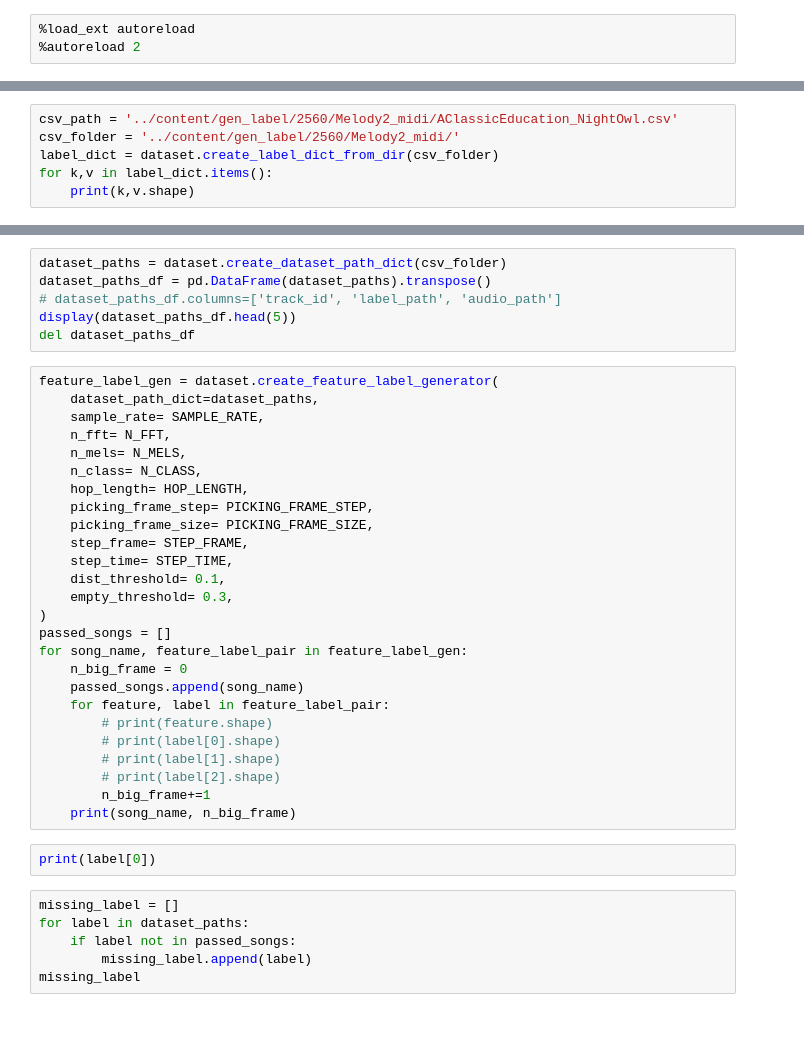
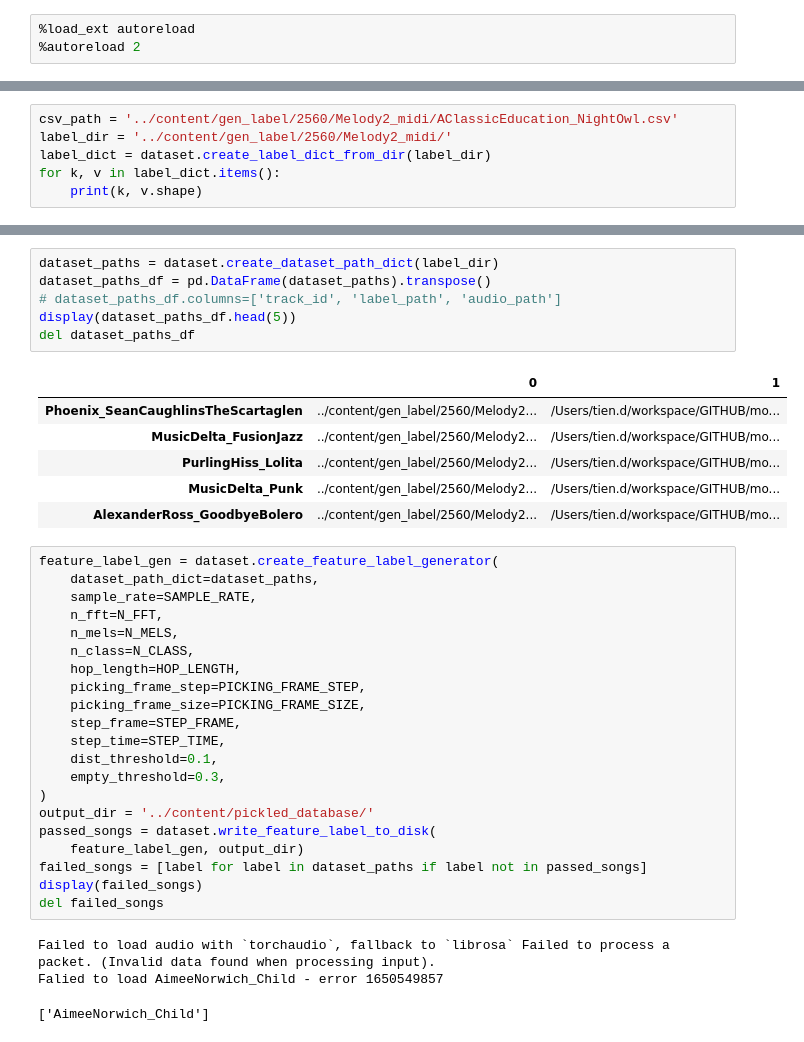
Before and after one commit to jacksonfrye/KLTN-2023, a Jupyter notebook: notebooks/4_data_gen.ipynb, the cells around one changed output, grey strips where cells are left out. Cells and saved outputs as stored; diff of their text form.

Commit message:
add option to write data feature to pickle format

```diff
--- a/notebooks/4_data_gen.ipynb
+++ b/notebooks/4_data_gen.ipynb
@@ -36,6 +39,6 @@ print(stft_feature.shape)
 # %%
 csv_path = '../content/gen_label/2560/Melody2_midi/AClassicEducation_NightOwl.csv'
-csv_folder = '../content/gen_label/2560/Melody2_midi/'
-label_dict = dataset.create_label_dict_from_dir(csv_folder)
-for k,v in label_dict.items():
-    print(k,v.shape)
+label_dir = '../content/gen_label/2560/Melody2_midi/'
+label_dict = dataset.create_label_dict_from_dir(label_dir)
+for k, v in label_dict.items():
+    print(k, v.shape)
@@ -42,40 +63,38 @@ for k,v in label_dict.items():
 # %%
-dataset_paths = dataset.create_dataset_path_dict(csv_folder)
+dataset_paths = dataset.create_dataset_path_dict(label_dir)
 dataset_paths_df = pd.DataFrame(dataset_paths).transpose()
 # dataset_paths_df.columns=['track_id', 'label_path', 'audio_path']
 display(dataset_paths_df.head(5))
 del dataset_paths_df
+# %% [output]
+|  | 0 | 1 |
+| Phoenix_SeanCaughlinsTheScartaglen | ../content/gen_label/2560/Melody2... | /Users/tien.d/workspace/GITHUB/mo... |
+| MusicDelta_FusionJazz | ../content/gen_label/2560/Melody2... | /Users/tien.d/workspace/GITHUB/mo... |
+| PurlingHiss_Lolita | ../content/gen_label/2560/Melody2... | /Users/tien.d/workspace/GITHUB/mo... |
+| MusicDelta_Punk | ../content/gen_label/2560/Melody2... | /Users/tien.d/workspace/GITHUB/mo... |
+| AlexanderRoss_GoodbyeBolero | ../content/gen_label/2560/Melody2... | /Users/tien.d/workspace/GITHUB/mo... |
 # %%
 feature_label_gen = dataset.create_feature_label_generator(
     dataset_path_dict=dataset_paths,
-    sample_rate= SAMPLE_RATE,
-    n_fft= N_FFT,
-    n_mels= N_MELS,
-    n_class= N_CLASS,
-    hop_length= HOP_LENGTH,
-    picking_frame_step= PICKING_FRAME_STEP,
-    picking_frame_size= PICKING_FRAME_SIZE,
-    step_frame= STEP_FRAME,
-    step_time= STEP_TIME,
-    dist_threshold= 0.1,
-    empty_threshold= 0.3,
+    sample_rate=SAMPLE_RATE,
+    n_fft=N_FFT,
+    n_mels=N_MELS,
+    n_class=N_CLASS,
+    hop_length=HOP_LENGTH,
+    picking_frame_step=PICKING_FRAME_STEP,
+    picking_frame_size=PICKING_FRAME_SIZE,
+    step_frame=STEP_FRAME,
+    step_time=STEP_TIME,
+    dist_threshold=0.1,
+    empty_threshold=0.3,
 )
-passed_songs = []
-for song_name, feature_label_pair in feature_label_gen:
-    n_big_frame = 0
-    passed_songs.append(song_name)
-    for feature, label in feature_label_pair:
-        # print(feature.shape)
-        # print(label[0].shape)
-        # print(label[1].shape)
-        # print(label[2].shape)
-        n_big_frame+=1
-    print(song_name, n_big_frame)
+output_dir = '../content/pickled_database/'
+passed_songs = dataset.write_feature_label_to_disk(
+    feature_label_gen, output_dir)
+failed_songs = [label for label in dataset_paths if label not in passed_songs]
+display(failed_songs)
+del failed_songs
+# %% [output]
+Failed to load audio with `torchaudio`, fallback to `librosa` Failed to process a packet. (Invalid data found when processing input).
+Falied to load AimeeNorwich_Child - error 1650549857
+['AimeeNorwich_Child']
-# %%
-print(label[0])
-# %%
-missing_label = []
-for label in dataset_paths:
-    if label not in passed_songs:
-        missing_label.append(label)
-missing_label
```
Also changed, not shown: parts of 10 cells of this notebook, 3 other files.
